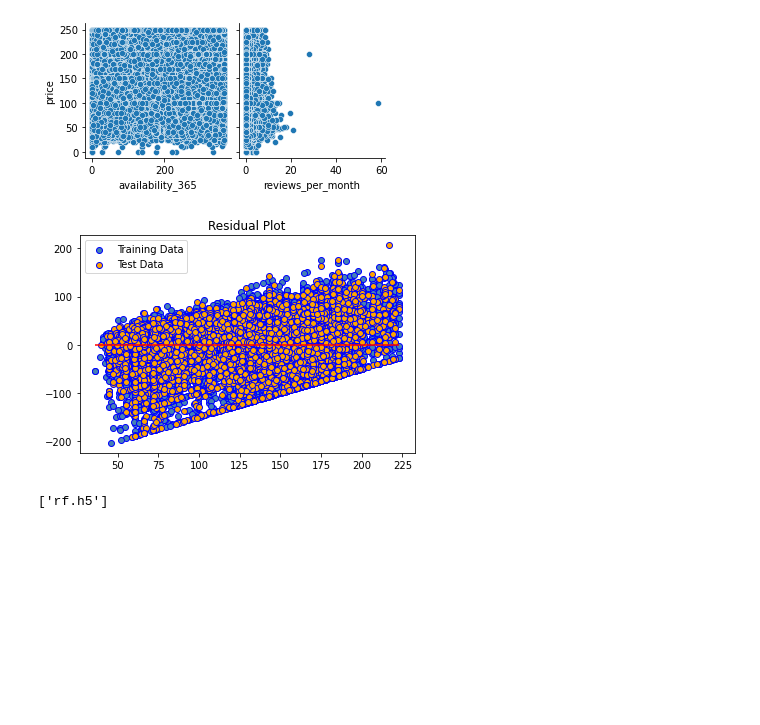
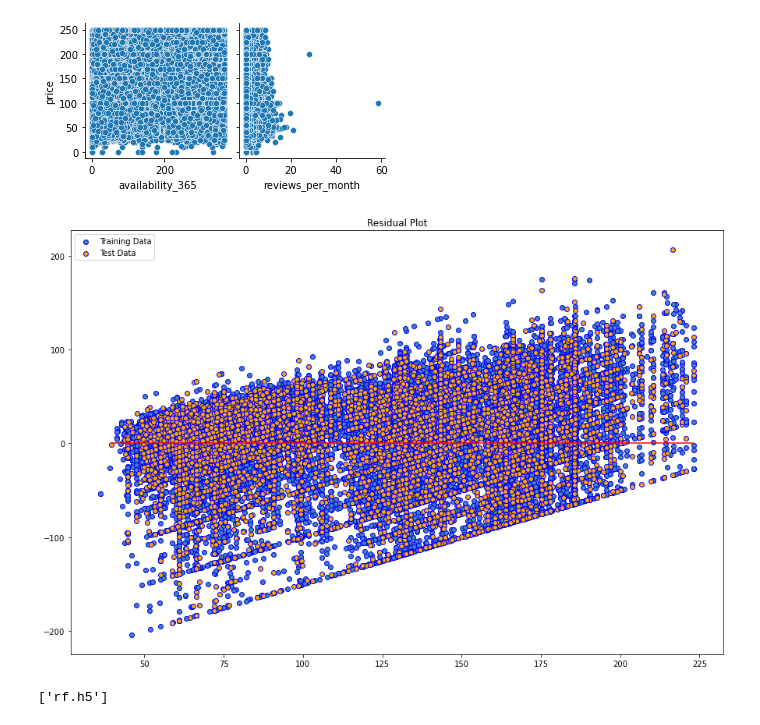
Before and after one commit to Anumala89/Airbnb-Price-Prediction, a Jupyter notebook: analysis_data/Test_random_forrest.ipynb, the cells around one changed output. Drawn from its saved outputs; the diff is of its cells as text; code cells hidden in the pictures; blank space fills up the shorter version.

```diff
--- a/analysis_data/Test_random_forrest.ipynb
+++ b/analysis_data/Test_random_forrest.ipynb
@@ -12,7 +12,7 @@ import seaborn as sns
 # importing data
 
 # data files
-file_path = "Resources/AirbnbData.csv"
+file_path = "AB_NYC_2019.csv"
 
 
 # Read the data into pandas
@@ -126,7 +126,7 @@ print(x_test_scaled.shape)
 (10922, 10)
 # %%
 # Model creation
-regr = RandomForestRegressor(max_depth=200, random_state=101)
+regr = RandomForestRegressor(max_depth=100, random_state=101)
 
 # fitting data to model to train it
 regr.fit(x_train_scaled, y_train)
@@ -212,14 +212,16 @@ sns.pairplot(data = dataset,
 # %%
 
 # Plot Residuals
+# figure size
+plt.figure(figsize=(15,10))
 plt.scatter(regr.predict(x_train), regr.predict(x_train) - y_train, c="steelblue",edgecolors='b', label="Training Data")
 plt.scatter(regr.predict(x_test), regr.predict(x_test) - y_test, c="orange",edgecolors='b', label="Test Data")
 plt.legend()
 plt.hlines(y=0, color="red", xmin=predictions.min(), xmax=predictions.max())
 plt.title("Residual Plot")
 plt.show()
 # %% [output]
-[figure, old version]
+[figure, new version]
 # %%
 # saving model
 
```
Also changed, not shown: parts of 4 cells of this notebook, 3 other files.
